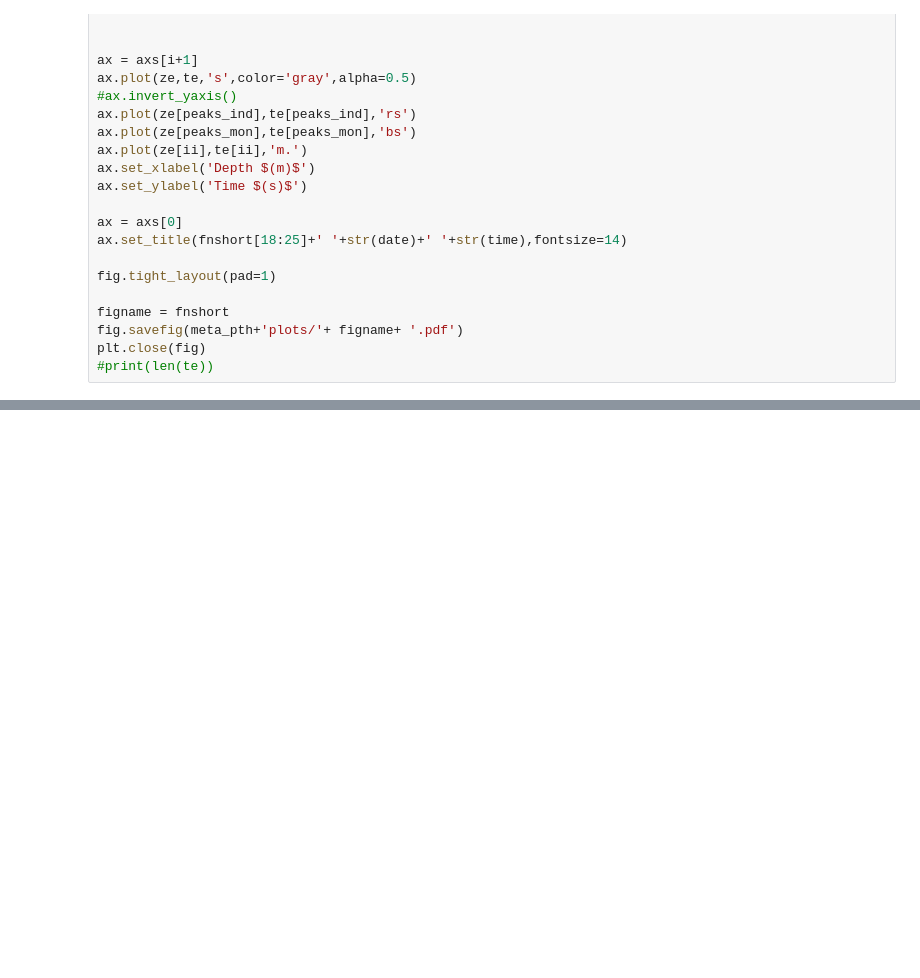
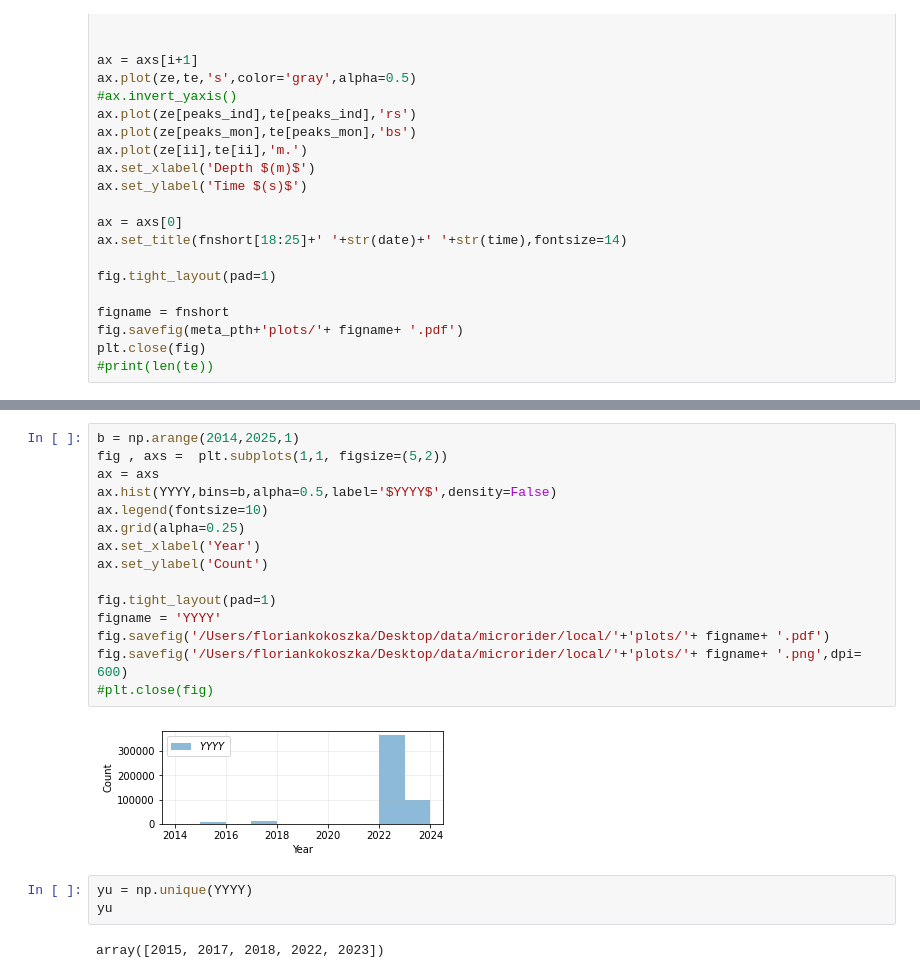
Before and after one commit to fszk/teresa, a Jupyter notebook: teresa_microrider.ipynb, the cells around one changed output, grey strips where cells are left out. Drawn from its saved outputs; the diff is of its cells as text; blank space fills up the shorter version.

```diff
--- a/teresa_microrider.ipynb
+++ b/teresa_microrider.ipynb
@@ -800,0 +1008,22 @@ plt.close(fig)
+# %%
+b = np.arange(2014,2025,1)
+fig , axs =  plt.subplots(1,1, figsize=(5,2))
+ax = axs
+ax.hist(YYYY,bins=b,alpha=0.5,label='$YYYY$',density=False)
+ax.legend(fontsize=10)
+ax.grid(alpha=0.25)
+ax.set_xlabel('Year')
+ax.set_ylabel('Count')
+
+fig.tight_layout(pad=1)
+figname = 'YYYY'
+fig.savefig('/Users/floriankokoszka/Desktop/data/microrider/local/'+'plots/'+ figname+ '.pdf')
+fig.savefig('/Users/floriankokoszka/Desktop/data/microrider/local/'+'plots/'+ figname+ '.png',dpi= 600)
+#plt.close(fig)
+# %% [output]
+[figure, added]
+# %%
+yu = np.unique(YYYY)
+yu
+# %% [output]
+array([2015, 2017, 2018, 2022, 2023])
```
Also changed, not shown: parts of 12 cells of this notebook.
